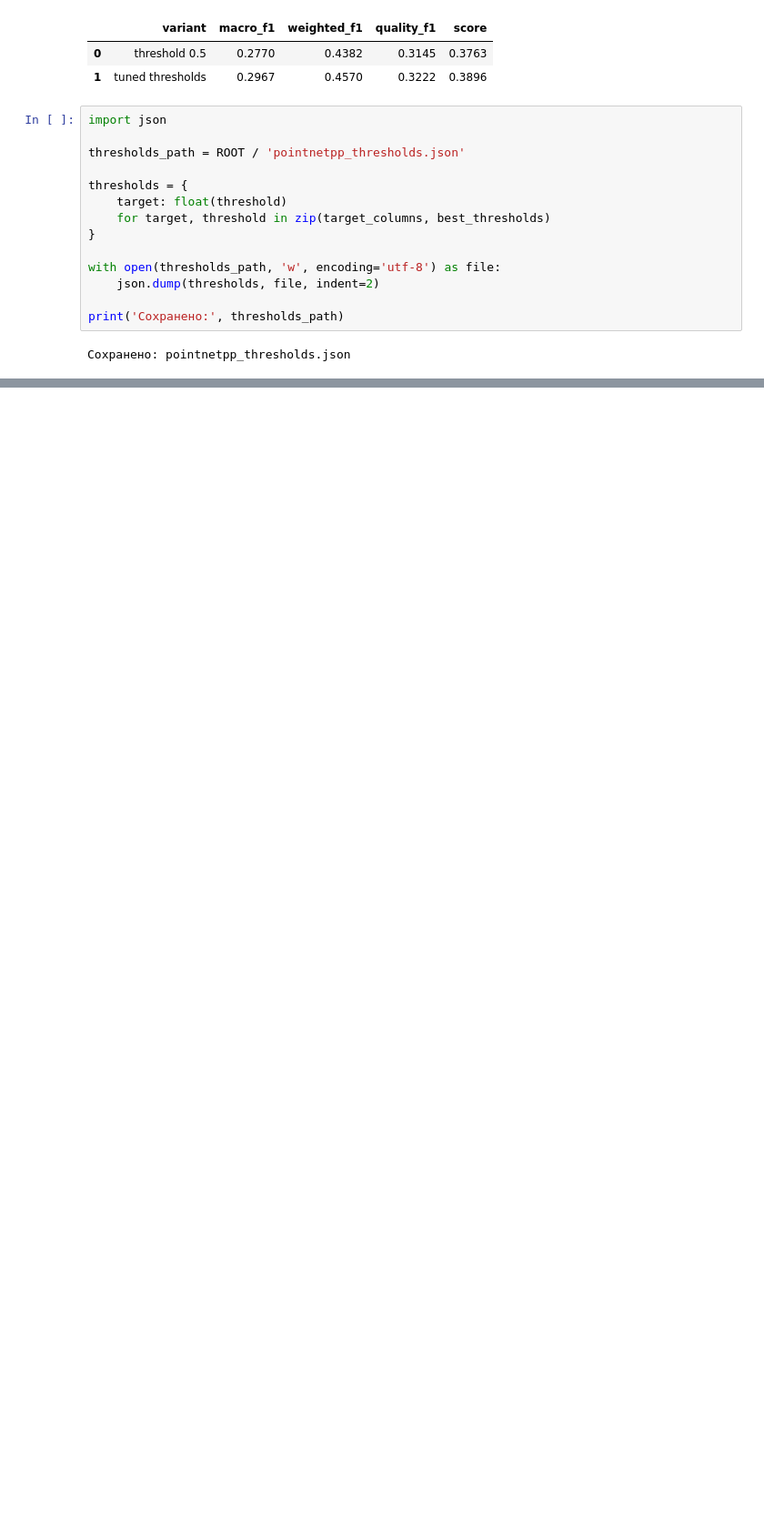
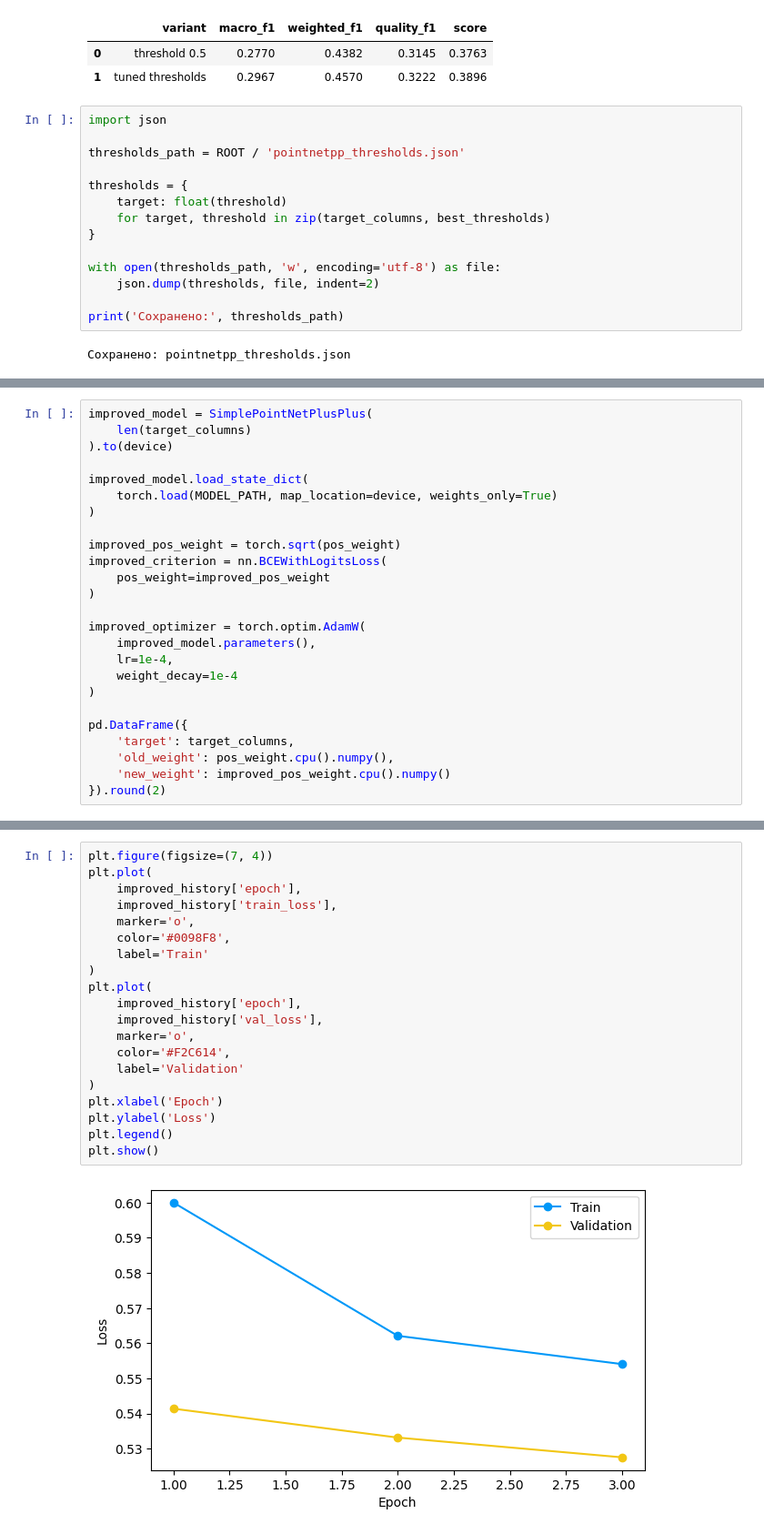
Before and after one commit to gasich27/AI-Challenge-2026-MainStage, a Jupyter notebook: pointnetpp_baseline.ipynb, the cells around one changed output, grey strips where cells are left out. Shown at 91% size. Cells and saved outputs as stored; diff of their text form; blank space fills up the shorter version.

Commit message:
add points

```diff
--- a/pointnetpp_baseline.ipynb
+++ b/pointnetpp_baseline.ipynb
@@ -615,0 +664,25 @@ print('Сохранено:', thresholds_path)
+# %%
+improved_model = SimplePointNetPlusPlus(
+    len(target_columns)
+).to(device)
+
+improved_model.load_state_dict(
+    torch.load(MODEL_PATH, map_location=device, weights_only=True)
+)
+
+improved_pos_weight = torch.sqrt(pos_weight)
+improved_criterion = nn.BCEWithLogitsLoss(
+    pos_weight=improved_pos_weight
+)
+
+improved_optimizer = torch.optim.AdamW(
+    improved_model.parameters(),
+    lr=1e-4,
+    weight_decay=1e-4
+)
+
+pd.DataFrame({
+    'target': target_columns,
+    'old_weight': pos_weight.cpu().numpy(),
+    'new_weight': improved_pos_weight.cpu().numpy()
+}).round(2)
@@ -615,0 +827,22 @@ print('Сохранено:', thresholds_path)
+# %%
+plt.figure(figsize=(7, 4))
+plt.plot(
+    improved_history['epoch'],
+    improved_history['train_loss'],
+    marker='o',
+    color='#0098F8',
+    label='Train'
+)
+plt.plot(
+    improved_history['epoch'],
+    improved_history['val_loss'],
+    marker='o',
+    color='#F2C614',
+    label='Validation'
+)
+plt.xlabel('Epoch')
+plt.ylabel('Loss')
+plt.legend()
+plt.show()
+# %% [output]
+[figure, added]
```
Also changed, not shown: parts of 31 cells of this notebook, 1 other file.
